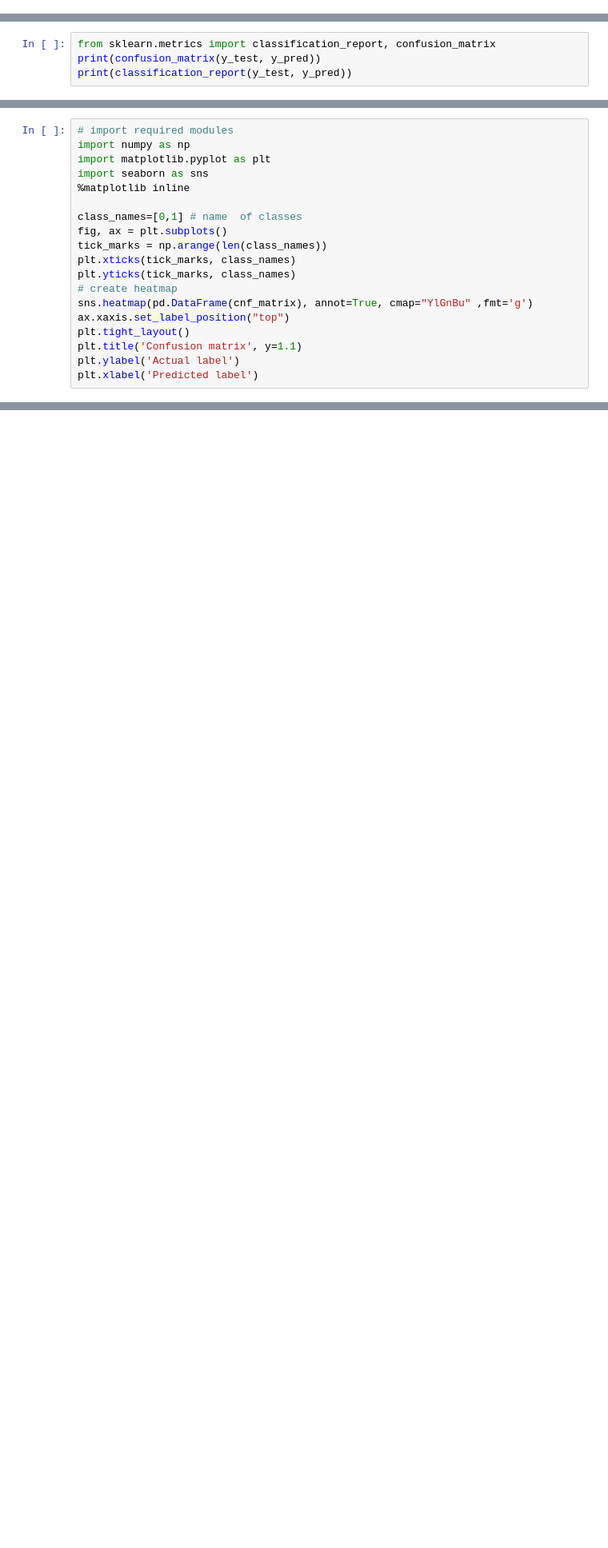
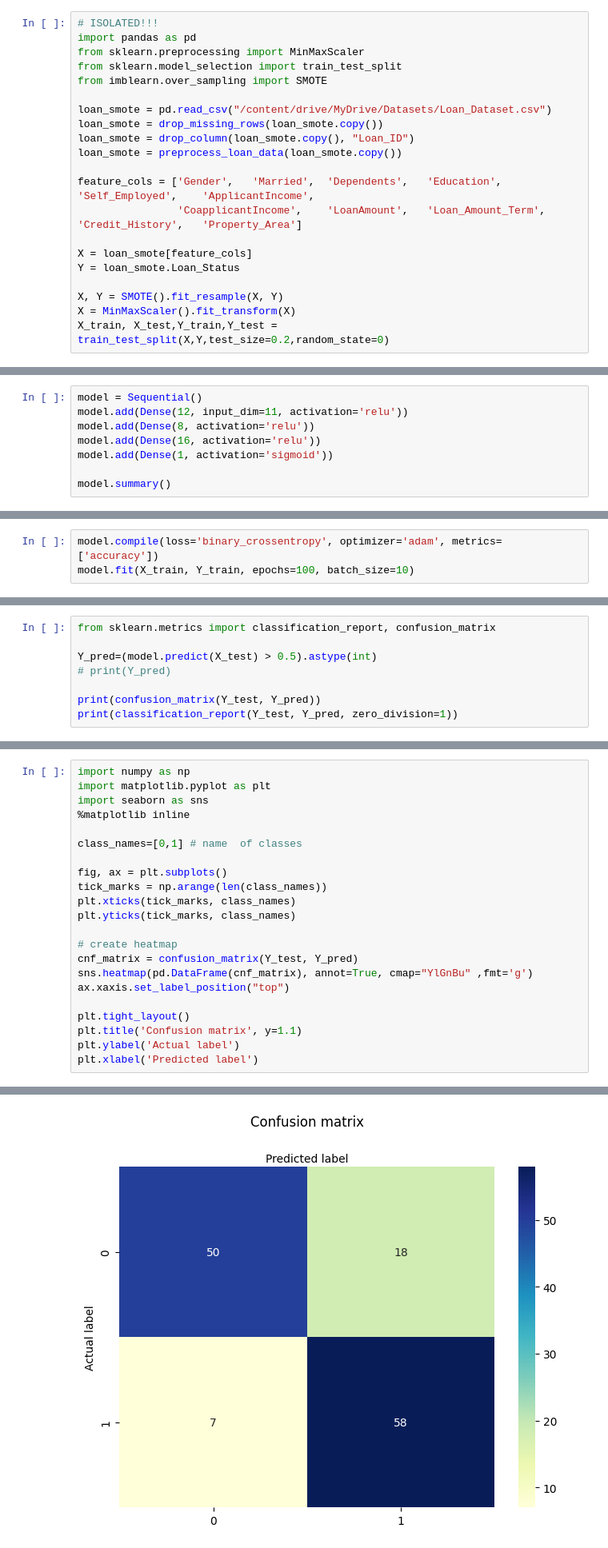
Before and after one commit to novay/amikom, a Jupyter notebook: Artificial_Neural_Network_03_Loan_Dataset.ipynb, the cells around one changed output, grey strips where cells are left out. Shown: that part at 80% size. Cells and saved outputs as stored; diff of their text form; blank space fills up the shorter version.

```diff
--- a/Artificial_Neural_Network_03_Loan_Dataset.ipynb
+++ b/Artificial_Neural_Network_03_Loan_Dataset.ipynb
@@ -115,0 +362,21 @@ y_pred=(model.predict(X_test) > 0.5).astype(int)
+# %%
+# ISOLATED!!!
+import pandas as pd
+from sklearn.preprocessing import MinMaxScaler
+from sklearn.model_selection import train_test_split
+from imblearn.over_sampling import SMOTE
+
+loan_smote = pd.read_csv("/content/drive/MyDrive/Datasets/Loan_Dataset.csv")
+loan_smote = drop_missing_rows(loan_smote.copy())
+loan_smote = drop_column(loan_smote.copy(), "Loan_ID")
+loan_smote = preprocess_loan_data(loan_smote.copy())
+
+feature_cols = ['Gender',	'Married',	'Dependents',	'Education',	'Self_Employed',	'ApplicantIncome',
+                'CoapplicantIncome',	'LoanAmount',	'Loan_Amount_Term',	'Credit_History',	'Property_Area']
+
+X = loan_smote[feature_cols]
+Y = loan_smote.Loan_Status
+
+X, Y = SMOTE().fit_resample(X, Y)
+X = MinMaxScaler().fit_transform(X)
+X_train, X_test,Y_train,Y_test = train_test_split(X,Y,test_size=0.2,random_state=0)
@@ -115,0 +385,8 @@ y_pred=(model.predict(X_test) > 0.5).astype(int)
+# %%
+model = Sequential()
+model.add(Dense(12, input_dim=11, activation='relu'))
+model.add(Dense(8, activation='relu'))
+model.add(Dense(16, activation='relu'))
+model.add(Dense(1, activation='sigmoid'))
+
+model.summary()
@@ -115,0 +411,3 @@ y_pred=(model.predict(X_test) > 0.5).astype(int)
+# %%
+model.compile(loss='binary_crossentropy', optimizer='adam', metrics=['accuracy'])
+model.fit(X_train, Y_train, epochs=100, batch_size=10)
@@ -116,4 +433,8 @@ y_pred=(model.predict(X_test) > 0.5).astype(int)
 # %%
 from sklearn.metrics import classification_report, confusion_matrix
-print(confusion_matrix(y_test, y_pred))
-print(classification_report(y_test, y_pred))
+
+Y_pred=(model.predict(X_test) > 0.5).astype(int)
+# print(Y_pred)
+
+print(confusion_matrix(Y_test, Y_pred))
+print(classification_report(Y_test, Y_pred, zero_division=1))
@@ -120,19 +453,23 @@ print(classification_report(y_test, y_pred))
 # %%
-# import required modules
 import numpy as np
 import matplotlib.pyplot as plt
 import seaborn as sns
 %matplotlib inline
 
 class_names=[0,1] # name  of classes
+
 fig, ax = plt.subplots()
 tick_marks = np.arange(len(class_names))
 plt.xticks(tick_marks, class_names)
 plt.yticks(tick_marks, class_names)
+
 # create heatmap
+cnf_matrix = confusion_matrix(Y_test, Y_pred)
 sns.heatmap(pd.DataFrame(cnf_matrix), annot=True, cmap="YlGnBu" ,fmt='g')
 ax.xaxis.set_label_position("top")
+
 plt.tight_layout()
 plt.title('Confusion matrix', y=1.1)
 plt.ylabel('Actual label')
 plt.xlabel('Predicted label')
+# %% [output]
@@ -138,0 +477 @@ plt.xlabel('Predicted label')
+[figure, added]
```
Also changed, not shown: parts of 41 cells of this notebook.
